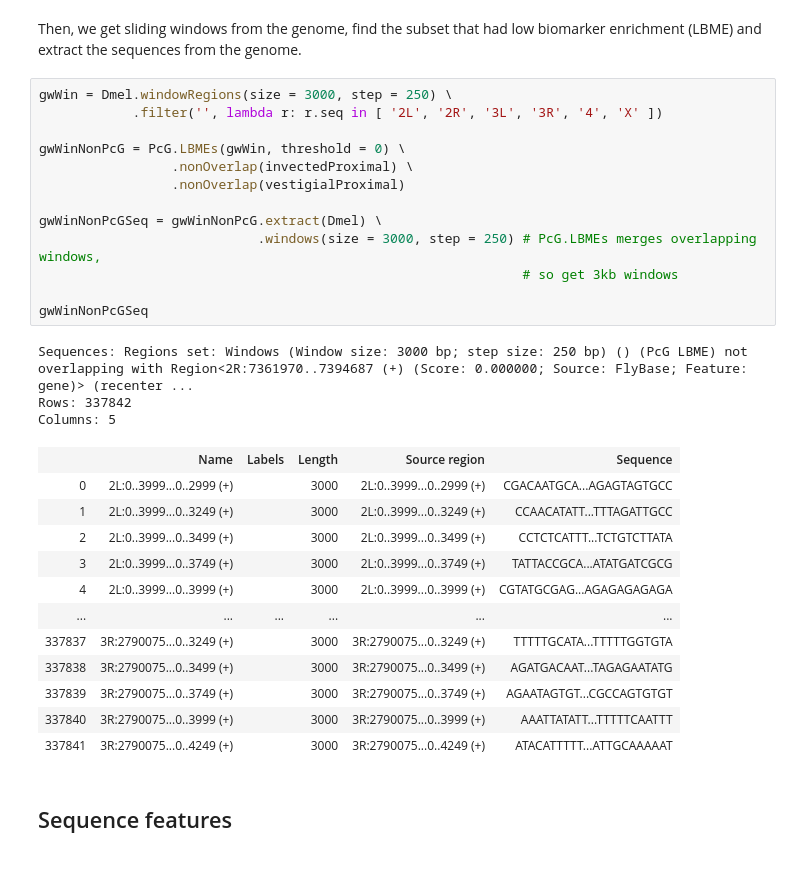
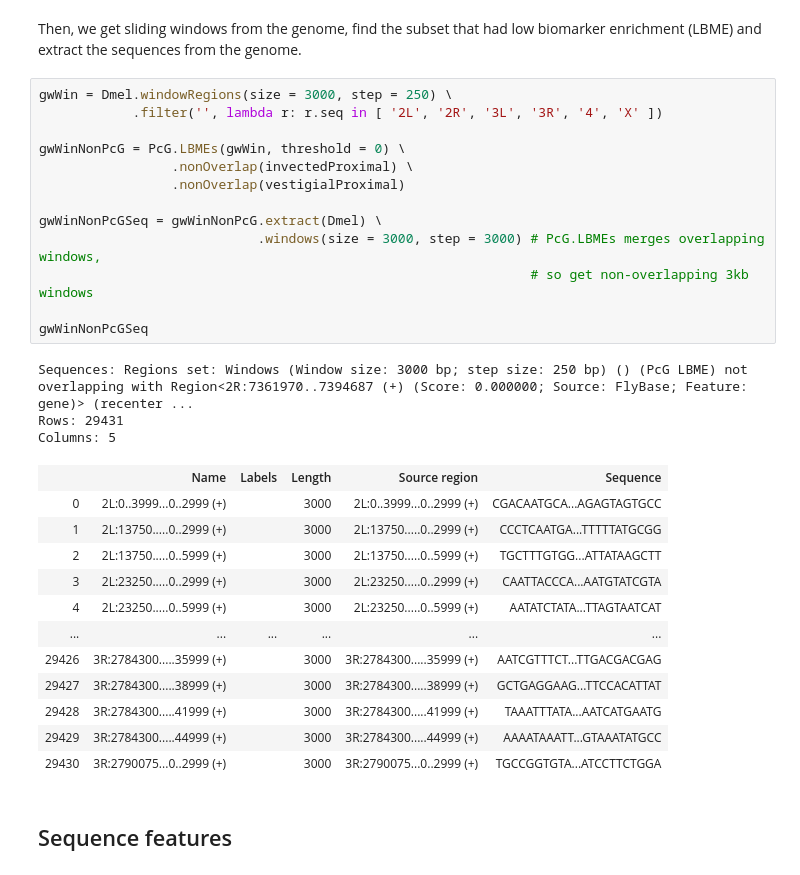
Before and after one commit to bjornbredesen/gnocis, a Jupyter notebook: tutorial/tutorial.ipynb, the cells around one changed output. Saved outputs shown, nothing was run; the diff lists cells and outputs as text.

```diff
--- a/tutorial/tutorial.ipynb
+++ b/tutorial/tutorial.ipynb
@@ -148,32 +148,32 @@ Then, we get sliding windows from the genome, find the subset that had low bioma
 # %%
 gwWin = Dmel.windowRegions(size = 3000, step = 250) \
             .filter('', lambda r: r.seq in [ '2L', '2R', '3L', '3R', '4', 'X' ])
 
 gwWinNonPcG = PcG.LBMEs(gwWin, threshold = 0) \
                  .nonOverlap(invectedProximal) \
                  .nonOverlap(vestigialProximal)
 
 gwWinNonPcGSeq = gwWinNonPcG.extract(Dmel) \
-                            .windows(size = 3000, step = 250) # PcG.LBMEs merges overlapping windows,
-                                                              # so get 3kb windows
+                            .windows(size = 3000, step = 3000) # PcG.LBMEs merges overlapping windows,
+                                                               # so get non-overlapping 3kb windows
 
 gwWinNonPcGSeq
 # %% [output]
 Sequences: Regions set: Windows (Window size: 3000 bp; step size: 250 bp) () (PcG LBME) not overlapping with Region<2R:7361970..7394687 (+) (Score: 0.000000; Source: FlyBase; Feature: gene)> (recenter ...
-Rows: 337842
+Rows: 29431
 Columns: 5
 |  | Name | Labels | Length | Source region | Sequence |
 | 0 | 2L:0..3999...0..2999 (+) |  | 3000 | 2L:0..3999...0..2999 (+) | CGACAATGCA...AGAGTAGTGCC |
-| 1 | 2L:0..3999...0..3249 (+) |  | 3000 | 2L:0..3999...0..3249 (+) | CCAACATATT...TTTAGATTGCC |
-| 2 | 2L:0..3999...0..3499 (+) |  | 3000 | 2L:0..3999...0..3499 (+) | CCTCTCATTT...TCTGTCTTATA |
-| 3 | 2L:0..3999...0..3749 (+) |  | 3000 | 2L:0..3999...0..3749 (+) | TATTACCGCA...ATATGATCGCG |
-| 4 | 2L:0..3999...0..3999 (+) |  | 3000 | 2L:0..3999...0..3999 (+) | CGTATGCGAG...AGAGAGAGAGA |
+| 1 | 2L:13750.....0..2999 (+) |  | 3000 | 2L:13750.....0..2999 (+) | CCCTCAATGA...TTTTTATGCGG |
+| 2 | 2L:13750.....0..5999 (+) |  | 3000 | 2L:13750.....0..5999 (+) | TGCTTTGTGG...ATTATAAGCTT |
+| 3 | 2L:23250.....0..2999 (+) |  | 3000 | 2L:23250.....0..2999 (+) | CAATTACCCA...AATGTATCGTA |
+| 4 | 2L:23250.....0..5999 (+) |  | 3000 | 2L:23250.....0..5999 (+) | AATATCTATA...TTAGTAATCAT |
 | ... | ... | ... | ... | ... | ... |
-| 337837 | 3R:2790075...0..3249 (+) |  | 3000 | 3R:2790075...0..3249 (+) | TTTTTGCATA...TTTTTGGTGTA |
-| 337838 | 3R:2790075...0..3499 (+) |  | 3000 | 3R:2790075...0..3499 (+) | AGATGACAAT...TAGAGAATATG |
-| 337839 | 3R:2790075...0..3749 (+) |  | 3000 | 3R:2790075...0..3749 (+) | AGAATAGTGT...CGCCAGTGTGT |
-| 337840 | 3R:2790075...0..3999 (+) |  | 3000 | 3R:2790075...0..3999 (+) | AAATTATATT...TTTTTCAATTT |
-| 337841 | 3R:2790075...0..4249 (+) |  | 3000 | 3R:2790075...0..4249 (+) | ATACATTTTT...ATTGCAAAAAT |
+| 29426 | 3R:2784300.....35999 (+) |  | 3000 | 3R:2784300.....35999 (+) | AATCGTTTCT...TTGACGACGAG |
+| 29427 | 3R:2784300.....38999 (+) |  | 3000 | 3R:2784300.....38999 (+) | GCTGAGGAAG...TTCCACATTAT |
+| 29428 | 3R:2784300.....41999 (+) |  | 3000 | 3R:2784300.....41999 (+) | TAAATTTATA...AATCATGAATG |
+| 29429 | 3R:2784300.....44999 (+) |  | 3000 | 3R:2784300.....44999 (+) | AAAATAAATT...GTAAATATGCC |
+| 29430 | 3R:2790075...0..2999 (+) |  | 3000 | 3R:2790075...0..2999 (+) | TGCCGGTGTA...ATCCTTCTGGA |
 # %% [markdown]
 ## Sequence features
 # %% [markdown]
```
Also changed, not shown: parts of 36 cells of this notebook.
